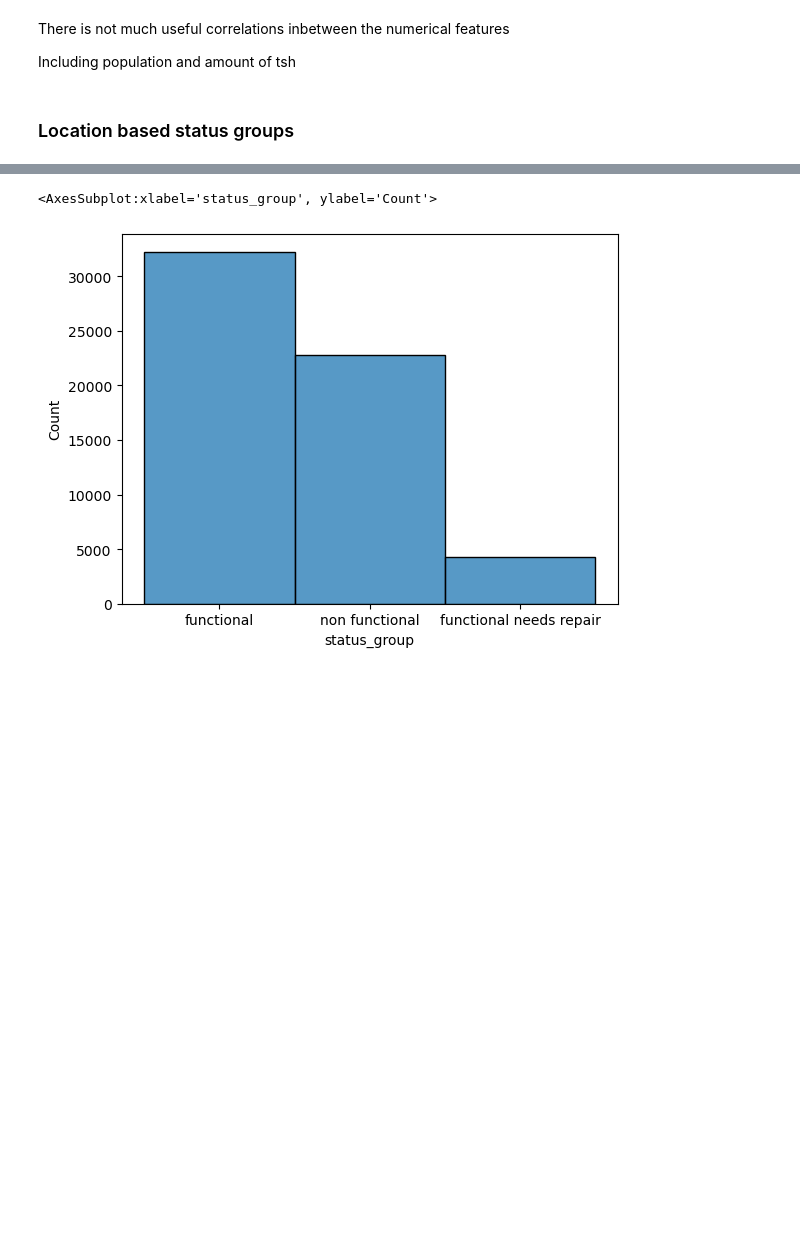
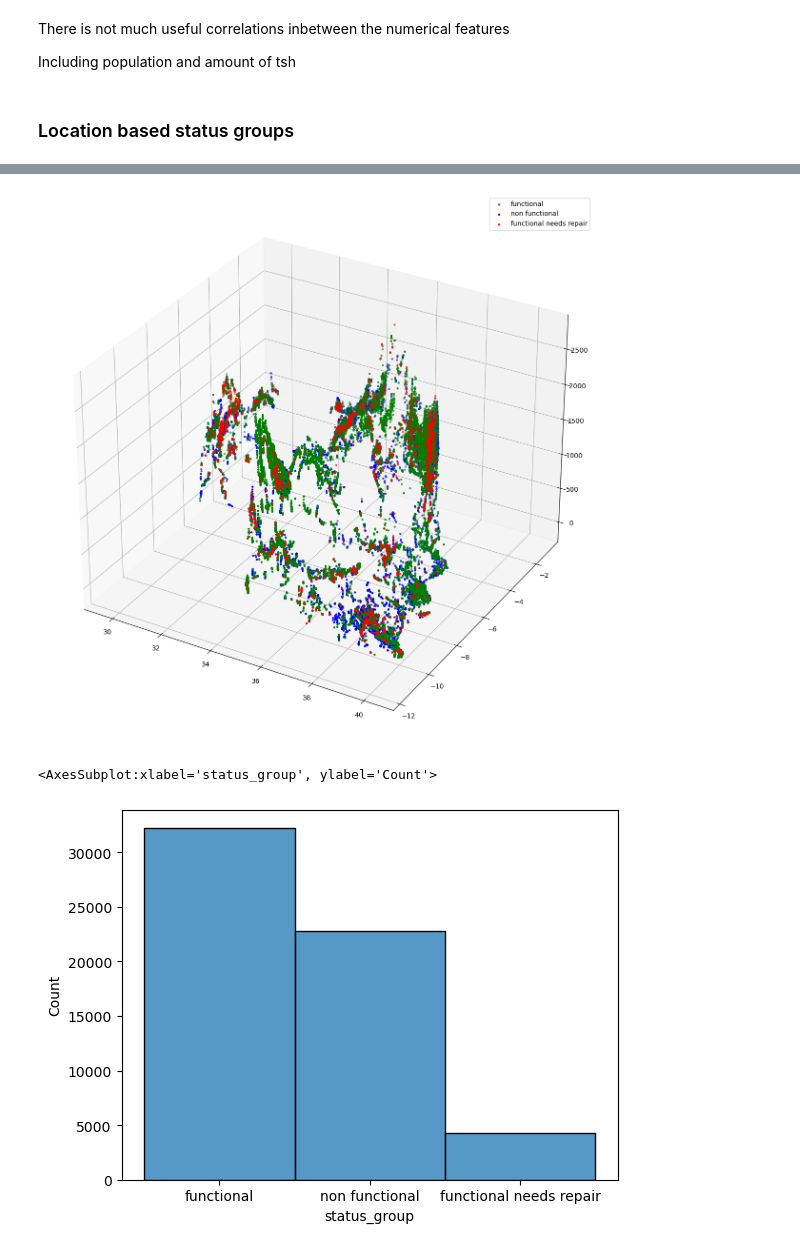
Before and after one commit to roberthobblebottom/pump-it-up, a Jupyter notebook: 1.ipynb, the cells around one changed output, grey strips where cells are left out. Cells and saved outputs as stored; diff of their text form; code cells hidden in the pictures; blank space fills up the shorter version.

```diff
--- a/1.ipynb
+++ b/1.ipynb
@@ -292,3 +307,29 @@ Elevation heatmap:
+# %%
+
+fig = plt.figure(figsize=(20,15))
+ax = fig.add_subplot(projection = '3d')
+t2 = train[train.gps_height!=0]
+
+# t2 = t2[t2.status_group=='functional']
+
+
+for g in train.status_group.unique():
+    if g == "functional":
+        markercolor="green"
+    elif g == "functional needs repair":
+        markercolor = "red"
+    elif g == "non functional":
+        markercolor = "blue"
+    x = t2.longitude[t2.status_group==g]
+    y=t2.latitude[t2.status_group==g]
+    z=t2.gps_height[t2.status_group==g]
+    ax.scatter(x,y,z,s=5,label=g,c=markercolor)
+
+fig.title="pump functionality based on 3d geographical data"
+ax.legend()
+plt.show()
+# %% [output]
+[figure, added]
 # %%
 sns.histplot(train,x='status_group')
 # %% [output]
```
Also changed, not shown: parts of 11 cells of this notebook.
